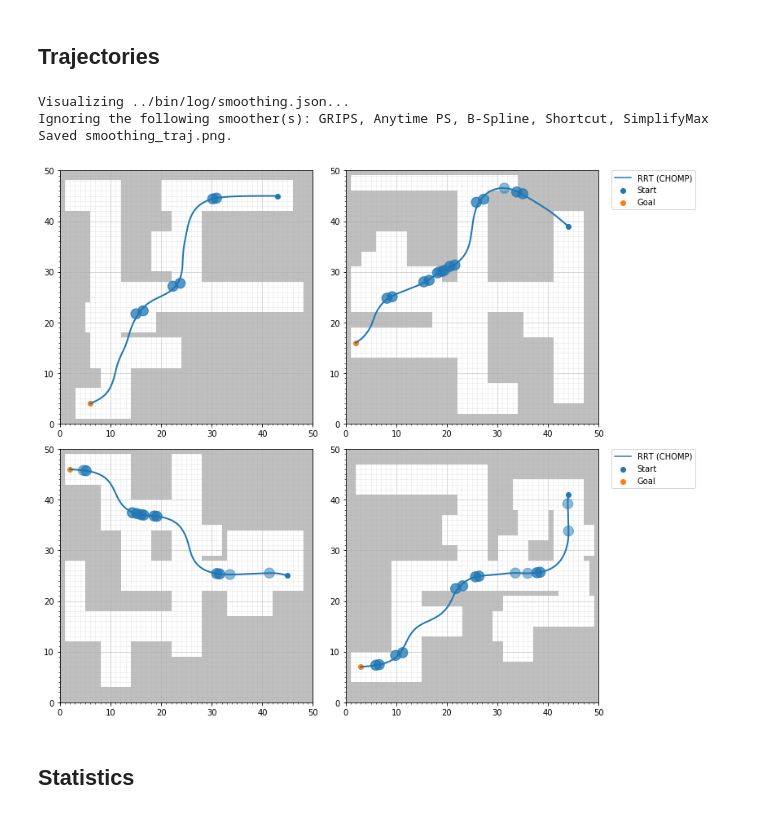
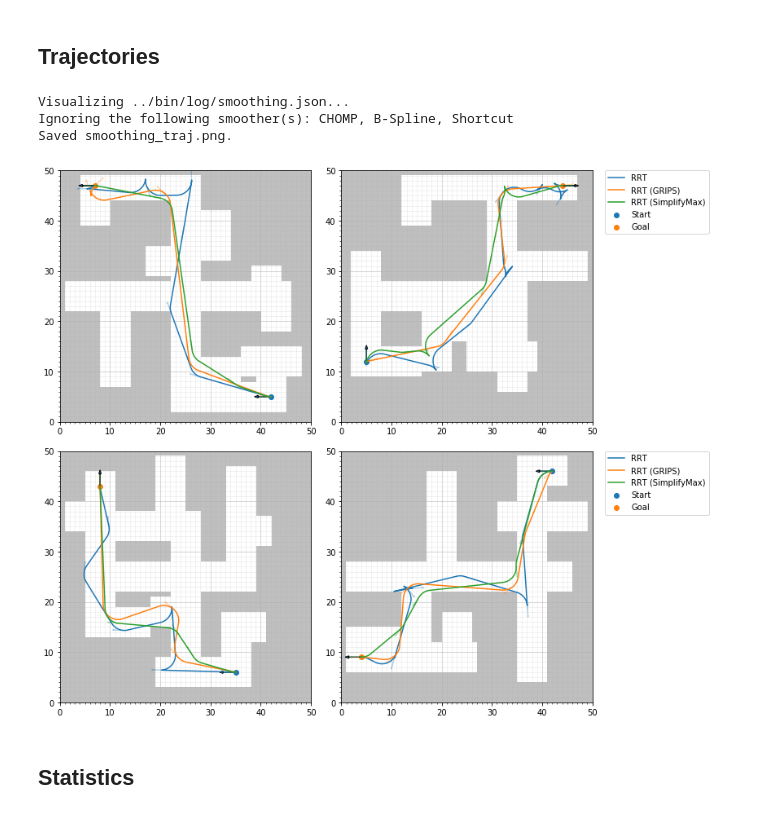
Before and after one commit to robot-motion/bench-mr, a Jupyter notebook: plotting/Smoothing.ipynb, the cells around one changed output. Drawn from its saved outputs; the diff is of its cells as text; code cells hidden in the pictures.

Commit message:
Several fixes for post-smoothers, angle normalization, remove Anytime PS, improve plotting

```diff
--- a/plotting/Smoothing.ipynb
+++ b/plotting/Smoothing.ipynb
@@ -11,24 +8,33 @@ The autoreload extension is already loaded. To reload it, use:
 # %%
 %reload_ext autoreload
 
 visualize('../bin/log/smoothing.json',
           plot_every_nth_polygon=0,
           set_title=False,
           max_plots_per_line=2,
           combine_views=True,
+          draw_nodes=True,
+          draw_arrows=True,
+          fig_width=6, fig_height=6,
           run_id='0,1,3,4',
           line_width=2,
           line_alpha=1,
-          draw_cusps=True,
+          node_alpha=0.3,
+#           draw_cusps=True,
           show_smoother=True,
-          show_only_smoother=True,
-          ignore_smoothers="GRIPS, anytimeps, bspline, simplifymax, shortcut",
-          save_file="smoothing_traj.png")
+          color_map_name='tab10',
+          max_colors=10,
+          draw_start_goal_thetas=True,
+#           show_only_smoother=True,
+          # ignore_smoothers="GRIPS, bspline, simplifymax, shortcut",
+          ignore_smoothers="CHOMP, bspline, shortcut",
+          save_file="smoothing_traj.png"
+)
 # %% [output]
 Visualizing ../bin/log/smoothing.json...
-Ignoring the following smoother(s): GRIPS, Anytime PS, B-Spline, Shortcut, SimplifyMax
+Ignoring the following smoother(s): CHOMP, B-Spline, Shortcut
 Saved smoothing_traj.png.
-[figure, old version]
+[figure, new version]
 # %% [markdown]
 ## Statistics
 # %% [markdown]
```
Also changed, not shown: parts of 2 cells of this notebook, 26 other files.
